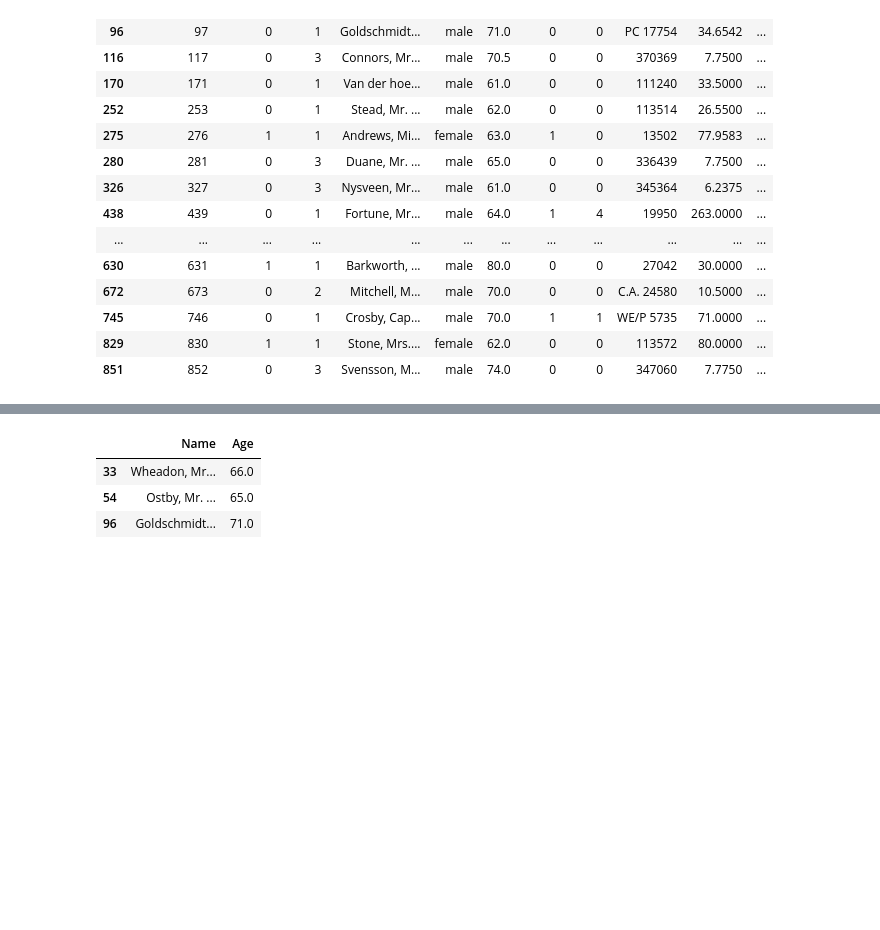
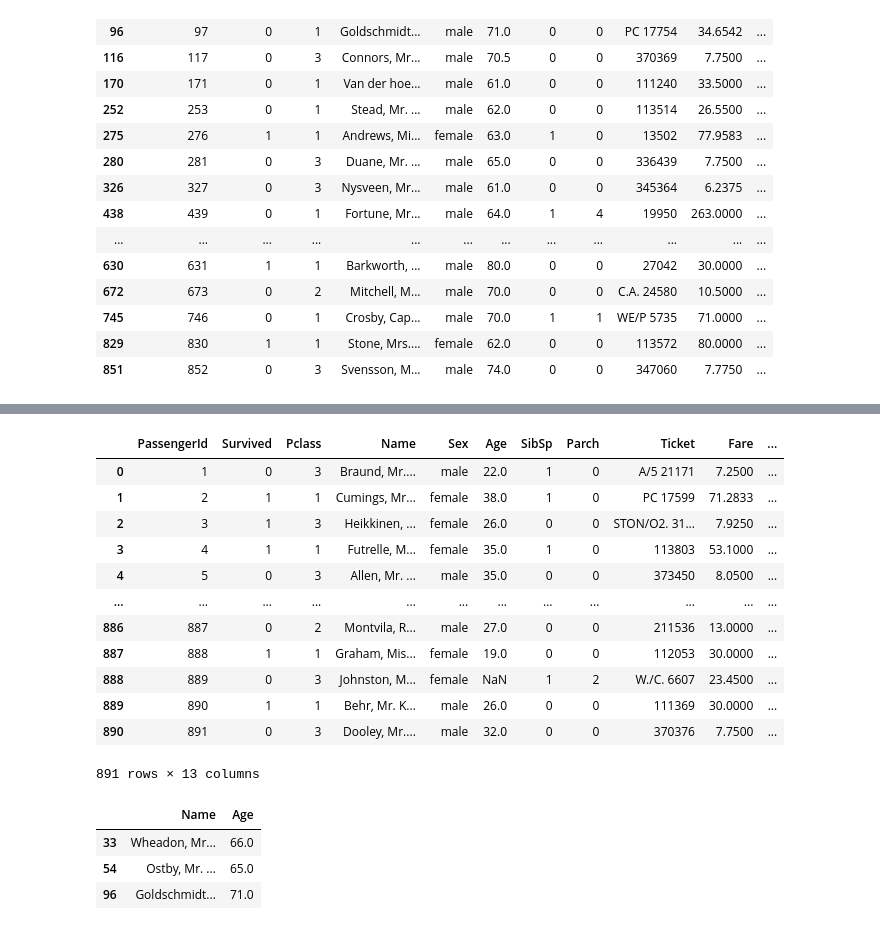
Before and after one commit to 0lhyejin129/BigdataAndNLP, a Jupyter notebook: 02. Data tpyes, Numpy and Pandas/1.4 pandas.ipynb, the cells around one changed output, grey strips where cells are left out. Drawn from its saved outputs; the diff is of its cells as text; code cells hidden in the pictures; blank space fills up the shorter version.

```diff
--- a/02. Data tpyes, Numpy and Pandas/1.4 pandas.ipynb
+++ b/02. Data tpyes, Numpy and Pandas/1.4 pandas.ipynb
@@ -669,3 +747,22 @@ titanic_boolean
+# %%
+titanic_df.loc[titanic_df['Sex']=='male', 'new_age'] = titanic_df['Age']*2 + titanic_df['SibSp']
+titanic_df.loc[titanic_df['Sex']=='female', 'new_age'] = titanic_df['Age'] + titanic_df['SibSp']
+titanic_df
+################################################################################
+# %% [output]
+|  | PassengerId | Survived | Pclass | Name | Sex | Age | SibSp | Parch | Ticket | Fare | ... |
+| 0 | 1 | 0 | 3 | Braund, Mr.... | male | 22.0 | 1 | 0 | A/5 21171 | 7.2500 | ... |
+| 1 | 2 | 1 | 1 | Cumings, Mr... | female | 38.0 | 1 | 0 | PC 17599 | 71.2833 | ... |
+| 2 | 3 | 1 | 3 | Heikkinen, ... | female | 26.0 | 0 | 0 | STON/O2. 31... | 7.9250 | ... |
+| 3 | 4 | 1 | 1 | Futrelle, M... | female | 35.0 | 1 | 0 | 113803 | 53.1000 | ... |
+| 4 | 5 | 0 | 3 | Allen, Mr. ... | male | 35.0 | 0 | 0 | 373450 | 8.0500 | ... |
+| ... | ... | ... | ... | ... | ... | ... | ... | ... | ... | ... | ... |
+| 886 | 887 | 0 | 2 | Montvila, R... | male | 27.0 | 0 | 0 | 211536 | 13.0000 | ... |
+| 887 | 888 | 1 | 1 | Graham, Mis... | female | 19.0 | 0 | 0 | 112053 | 30.0000 | ... |
+| 888 | 889 | 0 | 3 | Johnston, M... | female | NaN | 1 | 2 | W./C. 6607 | 23.4500 | ... |
+| 889 | 890 | 1 | 1 | Behr, Mr. K... | male | 26.0 | 0 | 0 | 111369 | 30.0000 | ... |
+| 890 | 891 | 0 | 3 | Dooley, Mr.... | male | 32.0 | 0 | 0 | 370376 | 7.7500 | ... |
+891 rows × 13 columns
 # %%
 titanic_df[titanic_df['Age'] > 60][['Name','Age']].head(3)
 # %% [output]
```
Also changed, not shown: parts of 33 cells of this notebook.
